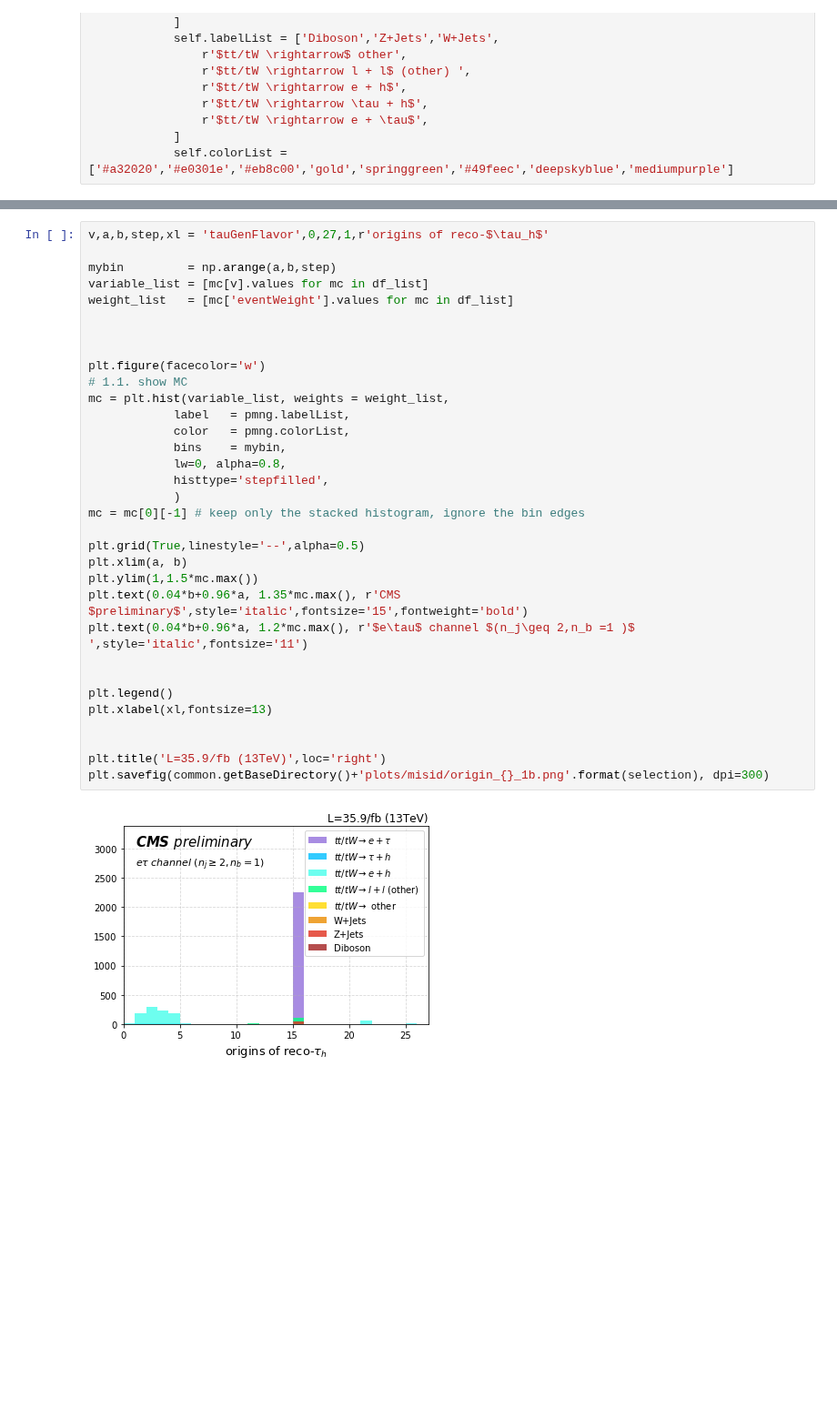
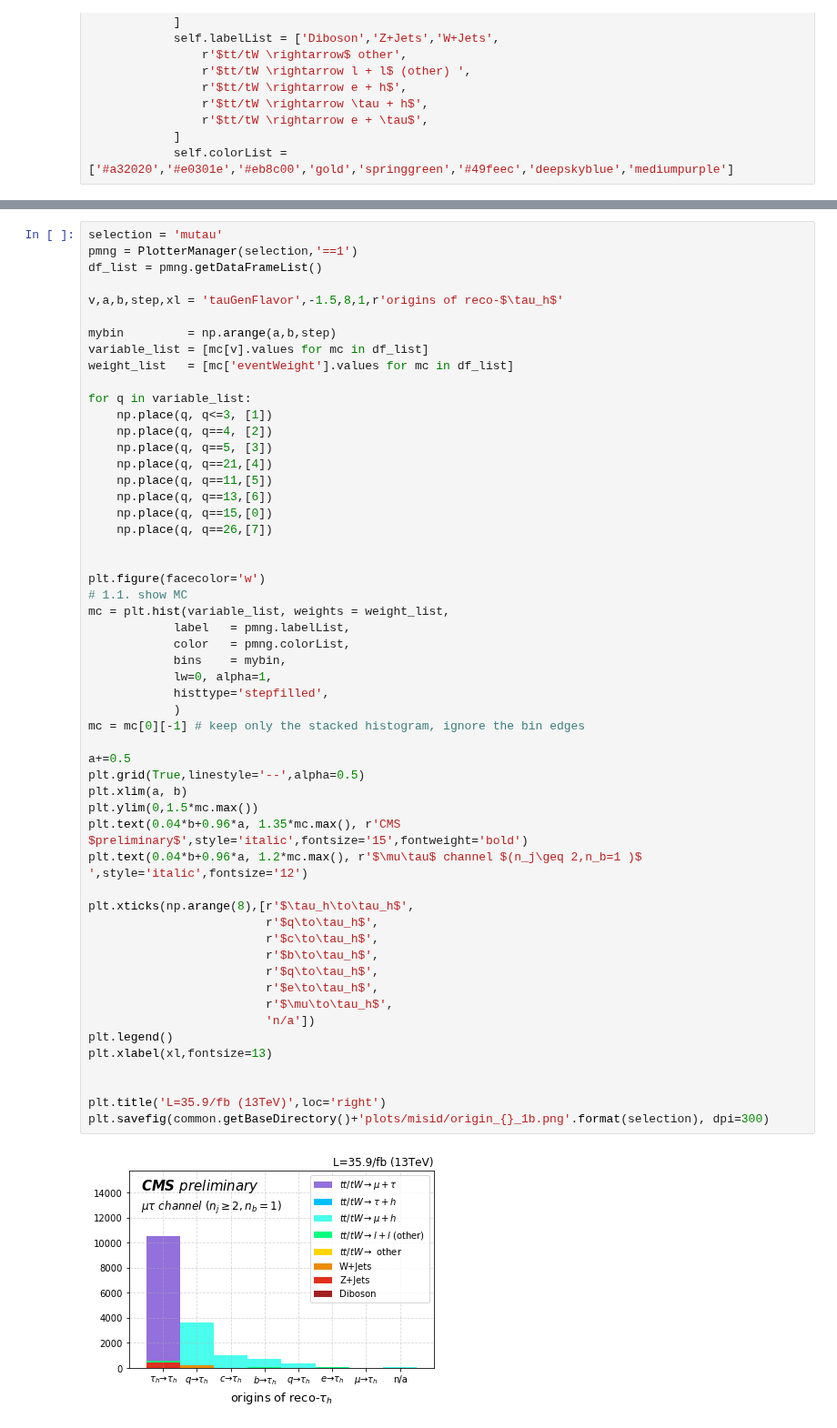
Before and after one commit to ZihengChen/WBranchingFaction, a Jupyter notebook: notebooks/studies/misid/genTauFlavor.ipynb, the cells around one changed output, grey strips where cells are left out. Shown at 91% size. Cells and saved outputs as stored; diff of their text form; blank space fills up the shorter version.

```diff
--- a/notebooks/studies/misid/genTauFlavor.ipynb
+++ b/notebooks/studies/misid/genTauFlavor.ipynb
@@ -72,35 +68,56 @@ df_list = pmng.getDataFrameList()
 # %%
-v,a,b,step,xl = 'tauGenFlavor',0,27,1,r'origins of reco-$\tau_h$'
+selection = 'mutau'
+pmng = PlotterManager(selection,'==1')
+df_list = pmng.getDataFrameList()
+
+v,a,b,step,xl = 'tauGenFlavor',-1.5,8,1,r'origins of reco-$\tau_h$'
 
 mybin         = np.arange(a,b,step)
 variable_list = [mc[v].values for mc in df_list]
 weight_list   = [mc['eventWeight'].values for mc in df_list]
 
+for q in variable_list:
+    np.place(q, q<=3, [1])
+    np.place(q, q==4, [2])
+    np.place(q, q==5, [3])
+    np.place(q, q==21,[4])
+    np.place(q, q==11,[5])
+    np.place(q, q==13,[6])
+    np.place(q, q==15,[0])
+    np.place(q, q==26,[7])
 
 
 plt.figure(facecolor='w')
 # 1.1. show MC
 mc = plt.hist(variable_list, weights = weight_list,
             label   = pmng.labelList,
             color   = pmng.colorList,
             bins    = mybin,
-            lw=0, alpha=0.8,
+            lw=0, alpha=1,
             histtype='stepfilled',
             )
 mc = mc[0][-1] # keep only the stacked histogram, ignore the bin edges
 
+a+=0.5
 plt.grid(True,linestyle='--',alpha=0.5)
 plt.xlim(a, b)
-plt.ylim(1,1.5*mc.max())
+plt.ylim(0,1.5*mc.max())
 plt.text(0.04*b+0.96*a, 1.35*mc.max(), r'CMS $preliminary$',style='italic',fontsize='15',fontweight='bold')
-plt.text(0.04*b+0.96*a, 1.2*mc.max(), r'$e\tau$ channel $(n_j\geq 2,n_b =1 )$ ',style='italic',fontsize='11')
+plt.text(0.04*b+0.96*a, 1.2*mc.max(), r'$\mu\tau$ channel $(n_j\geq 2,n_b=1 )$ ',style='italic',fontsize='12')
 
-
+plt.xticks(np.arange(8),[r'$\tau_h\to\tau_h$',
+                         r'$q\to\tau_h$',
+                         r'$c\to\tau_h$',
+                         r'$b\to\tau_h$',
+                         r'$q\to\tau_h$',
+                         r'$e\to\tau_h$',
+                         r'$\mu\to\tau_h$',
+                         'n/a'])
 plt.legend()
 plt.xlabel(xl,fontsize=13)
 
 
 plt.title('L=35.9/fb (13TeV)',loc='right')
 plt.savefig(common.getBaseDirectory()+'plots/misid/origin_{}_1b.png'.format(selection), dpi=300)
 # %% [output]
-[figure, old version]
+[figure, new version]
```
Also changed, not shown: parts of 5 cells of this notebook, 1 other file.
